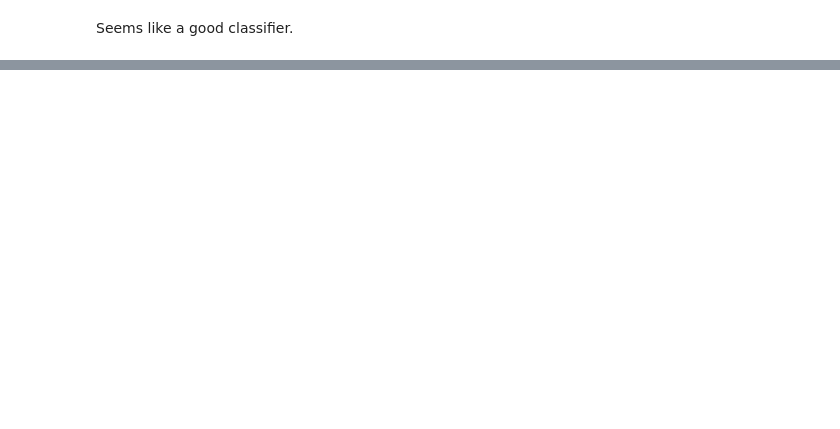
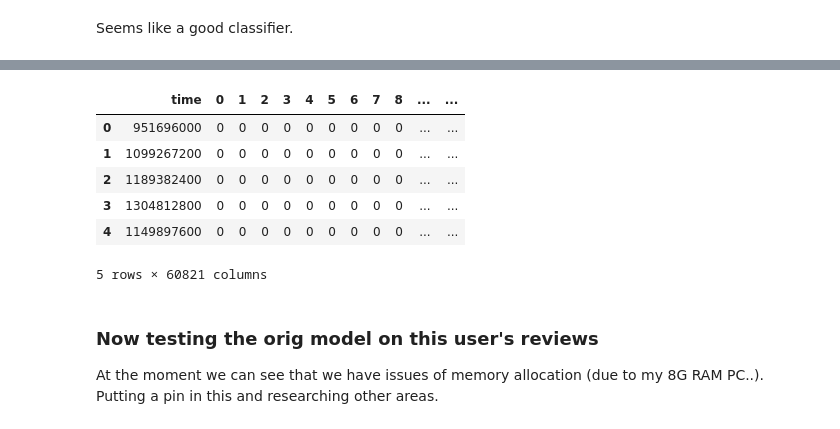
Before and after one commit to dantc12/NLP_Exercise, a Jupyter notebook: MovieReviewClassifier_FurtherResearch.ipynb, the cells around one changed output, grey strips where cells are left out. Saved outputs shown, nothing was run; the diff lists cells and outputs as text; code cells hidden in the pictures; blank space fills up the shorter version.

```diff
--- a/MovieReviewClassifier_FurtherResearch.ipynb
+++ b/MovieReviewClassifier_FurtherResearch.ipynb
@@ -239,0 +210,12 @@ Precision: [1.         1.         1.         0.92035398 0.95503597] / Recall: [1
+# %%
+logging.debug('Starting vectorization.')
+
+X_all_train_vect = dict()
+X_all_test_vect = dict()
+
+X_all_train_vect['text'], X_all_test_vect['text'] = vectorize_text_tdif(allusers_data['text'], X_all_train['text'], X_all_test['text'])
+X_all_train_vect['summary'], X_all_test_vect['summary'] = vectorize_text_tdif(allusers_data['summary'], X_all_train['summary'], X_all_test['summary'])
+X_all_train_vect['productId'], X_all_test_vect['productId'] = vectorize_text_BoW(allusers_data['productId'], X_all_train['productId'], X_all_test['productId'])
+X_all_train_vect['userId'], X_all_test_vect['userId'] = vectorize_text_BoW(allusers_data['userId'], X_all_train['userId'], X_all_test['userId'])
+
+logging.debug('Done.')
@@ -239,0 +225,24 @@ Precision: [1.         1.         1.         0.92035398 0.95503597] / Recall: [1
+# %%
+X_all_train_vect = pd.concat([X_all_train[['time']].reset_index(drop=True),
+                              pd.DataFrame(X_all_train_vect['productId'].toarray()),
+                              pd.DataFrame(X_all_train_vect['userId'].toarray()),
+                              pd.DataFrame(X_all_train_vect['summary'].toarray()),
+                              pd.DataFrame(X_all_train_vect['text'].toarray())], axis=1)
+X_all_test_vect = pd.concat([X_all_test[['time']].reset_index(drop=True),
+                              pd.DataFrame(X_all_test_vect['productId'].toarray()),
+                              pd.DataFrame(X_all_test_vect['userId'].toarray()),
+                              pd.DataFrame(X_all_test_vect['summary'].toarray()),
+                              pd.DataFrame(X_all_test_vect['text'].toarray())], axis=1)
+
+X_all_train_vect.head()
+# %% [output]
+|  | time | 0 | 1 | 2 | 3 | 4 | 5 | 6 | 7 | 8 | ... | ... |
+| 0 | 951696000 | 0 | 0 | 0 | 0 | 0 | 0 | 0 | 0 | 0 | ... | ... |
+| 1 | 1099267200 | 0 | 0 | 0 | 0 | 0 | 0 | 0 | 0 | 0 | ... | ... |
+| 2 | 1189382400 | 0 | 0 | 0 | 0 | 0 | 0 | 0 | 0 | 0 | ... | ... |
+| 3 | 1304812800 | 0 | 0 | 0 | 0 | 0 | 0 | 0 | 0 | 0 | ... | ... |
+| 4 | 1149897600 | 0 | 0 | 0 | 0 | 0 | 0 | 0 | 0 | 0 | ... | ... |
+5 rows × 60821 columns
+# %% [markdown]
+### Now testing the orig model on this user's reviews
+At the moment we can see that we have issues of memory allocation (due to my 8G RAM PC..). Putting a pin in this and researching other areas.
```
Also changed, not shown: parts of 20 cells of this notebook.
